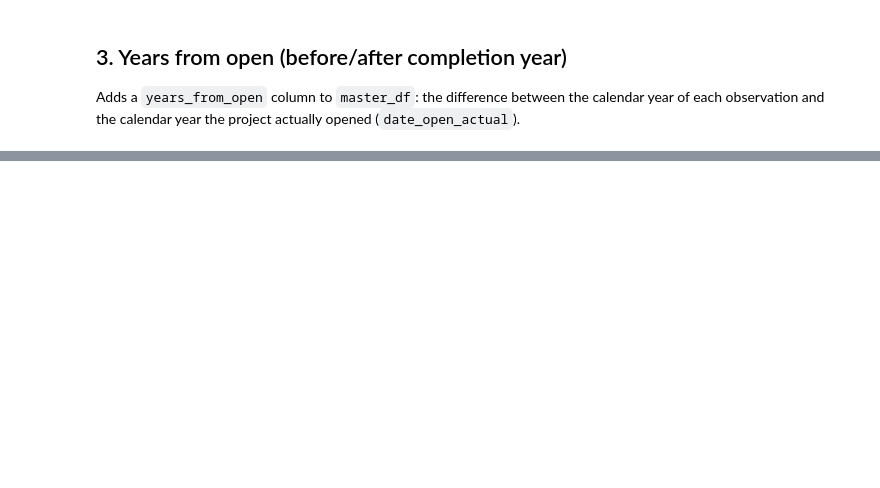
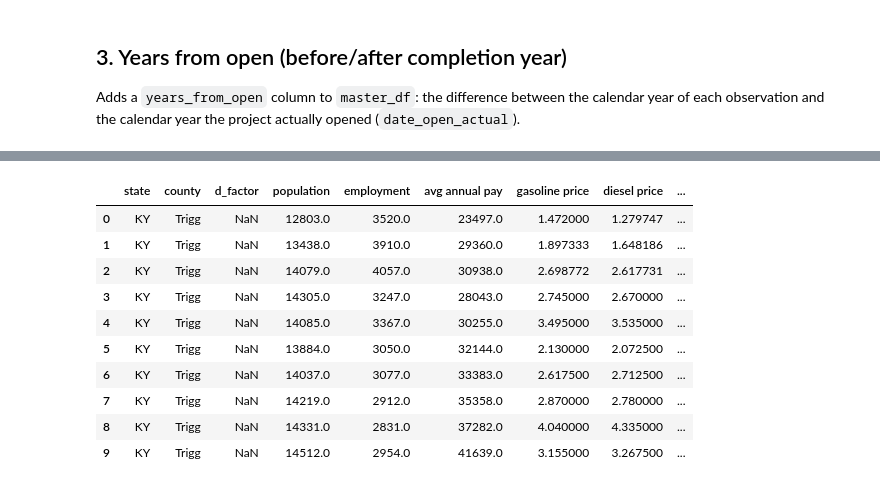
Before and after one commit to uky-transport-data-science/forecastcards_v2, a Jupyter notebook: forecastcards/notebooks/Estimator_Sheet.ipynb, the cells around one changed output, grey strips where cells are left out. Saved outputs shown, nothing was run; the diff lists cells and outputs as text; code cells hidden in the pictures; blank space fills up the shorter version.

```diff
--- a/forecastcards/notebooks/Estimator_Sheet.ipynb
+++ b/forecastcards/notebooks/Estimator_Sheet.ipynb
@@ -260,0 +230,62 @@ master_df[[
+# %%
+US_STATE_ABBREV = {
+    "Alabama": "AL", "Alaska": "AK", "Arizona": "AZ", "Arkansas": "AR", "California": "CA",
+    "Colorado": "CO", "Connecticut": "CT", "Delaware": "DE", "Florida": "FL", "Georgia": "GA",
+    "Hawaii": "HI", "Idaho": "ID", "Illinois": "IL", "Indiana": "IN", "Iowa": "IA",
+    "Kansas": "KS", "Kentucky": "KY", "Louisiana": "LA", "Maine": "ME", "Maryland": "MD",
+    "Massachusetts": "MA", "Michigan": "MI", "Minnesota": "MN", "Mississippi": "MS", "Missouri": "MO",
+    "Montana": "MT", "Nebraska": "NE", "Nevada": "NV", "New Hampshire": "NH", "New Jersey": "NJ",
+    "New Mexico": "NM", "New York": "NY", "North Carolina": "NC", "North Dakota": "ND", "Ohio": "OH",
+    "Oklahoma": "OK", "Oregon": "OR", "Pennsylvania": "PA", "Rhode Island": "RI", "South Carolina": "SC",
+    "South Dakota": "SD", "Tennessee": "TN", "Texas": "TX", "Utah": "UT", "Vermont": "VT",
+    "Virginia": "VA", "Washington": "WA", "West Virginia": "WV", "Wisconsin": "WI", "Wyoming": "WY",
+    "District of Columbia": "DC",
+}
+
+COUNTY_SUFFIXES = [
+    " County", " Parish", " Borough", " Census Area", " Municipality",
+    " Municipio", " City and Borough", " city", " City", " Region",
+]
+
+def normalize_county(name):
+    # Strip common county/parish/borough suffixes so names match across files.
+    if pd.isna(name):
+        return None
+    name = str(name).strip()
+    for suf in COUNTY_SUFFIXES:
+        if name.endswith(suf):
+            return name[: -len(suf)].strip()
+    return name
+
+SOCIO_PATH = os.path.join(FACTOR_TABLES_ROOT, "us_county_socioeconomic_2000_2025.csv")
+
+socio_df = pd.read_csv(SOCIO_PATH)
+socio_df["state_abbrev"] = socio_df["State"].map(US_STATE_ABBREV)
+socio_df["county_clean"] = socio_df["County"].apply(normalize_county)
+
+SOCIO_VALUE_COLS = [
+    c for c in socio_df.columns
+    if c not in ("State", "County", "Year", "state_abbrev", "county_clean")
+]
+
+socio_lookup = socio_df.groupby(["state_abbrev", "county_clean", "Year"])[SOCIO_VALUE_COLS].mean()
+
+master_df["observation_year"] = pd.to_datetime(master_df["observation_date"], errors="coerce").dt.year
+
+def lookup_socio(row):
+    key = (row["state"], row["county"], row["observation_year"])
+    if key in socio_lookup.index:
+        return socio_lookup.loc[key]
+    return pd.Series({c: np.nan for c in SOCIO_VALUE_COLS})
+
+socio_matched = master_df.apply(lookup_socio, axis=1)
+socio_matched.columns = [c.lower() for c in socio_matched.columns]
+n_unmatched = socio_matched.isna().all(axis=1).sum()
+if n_unmatched:
+    print(f"WARNING: {n_unmatched} row(s) had no socioeconomic match (check state/county/year):")
+    print(master_df.loc[socio_matched.isna().all(axis=1), ["state", "county", "observation_year"]].drop_duplicates())
+
+master_df = pd.concat([master_df, socio_matched], axis=1).drop(columns=["observation_year"])
+
+master_df[["state", "county", "d_factor"] + list(socio_matched.columns)].head(10)
+# %% [output]
@@ -260,0 +307,11 @@ master_df[[
+|  | state | county | d_factor | population | employment | avg annual pay | gasoline price | diesel price | ... |
+| 0 | KY | Trigg | NaN | 12803.0 | 3520.0 | 23497.0 | 1.472000 | 1.279747 | ... |
+| 1 | KY | Trigg | NaN | 13438.0 | 3910.0 | 29360.0 | 1.897333 | 1.648186 | ... |
+| 2 | KY | Trigg | NaN | 14079.0 | 4057.0 | 30938.0 | 2.698772 | 2.617731 | ... |
+| 3 | KY | Trigg | NaN | 14305.0 | 3247.0 | 28043.0 | 2.745000 | 2.670000 | ... |
+| 4 | KY | Trigg | NaN | 14085.0 | 3367.0 | 30255.0 | 3.495000 | 3.535000 | ... |
+| 5 | KY | Trigg | NaN | 13884.0 | 3050.0 | 32144.0 | 2.130000 | 2.072500 | ... |
+| 6 | KY | Trigg | NaN | 14037.0 | 3077.0 | 33383.0 | 2.617500 | 2.712500 | ... |
+| 7 | KY | Trigg | NaN | 14219.0 | 2912.0 | 35358.0 | 2.870000 | 2.780000 | ... |
+| 8 | KY | Trigg | NaN | 14331.0 | 2831.0 | 37282.0 | 4.040000 | 4.335000 | ... |
+| 9 | KY | Trigg | NaN | 14512.0 | 2954.0 | 41639.0 | 3.155000 | 3.267500 | ... |
```
Also changed, not shown: parts of 20 cells of this notebook, 3 other files.
